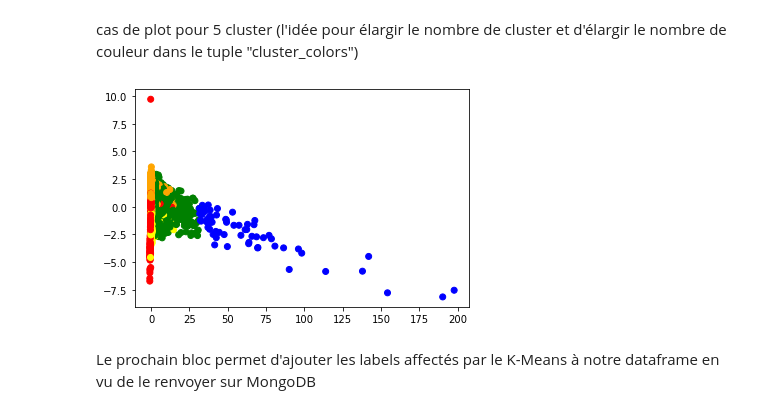
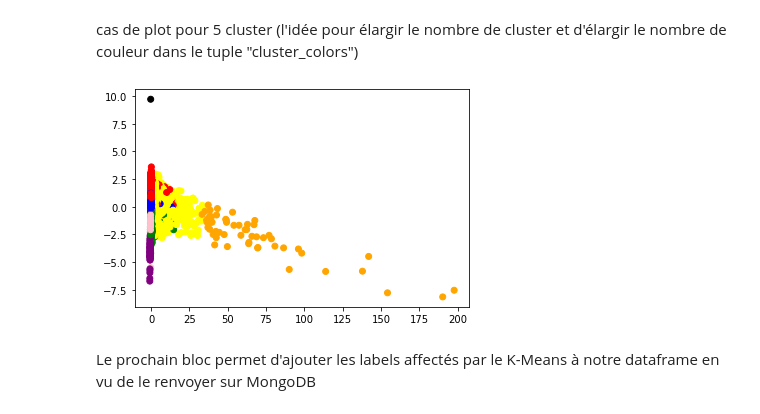
Before and after one commit to vallhallalm/Projet-analyse-de-Tweet, a Jupyter notebook: K-Means multi-cluster.ipynb, the cells around one changed output. Drawn from its saved outputs; the diff is of its cells as text; code cells hidden in the pictures.

```diff
--- a/K-Means multi-cluster.ipynb
+++ b/K-Means multi-cluster.ipynb
@@ -70,7 +70,7 @@ Le prochain bloc permet de lancer le K-Means sur nos données
 # %%
 users_prep=preprocessing.scale(users)
 
-kmeans = cluster.KMeans(n_clusters=5)
+kmeans = cluster.KMeans(n_clusters=8)
 kmeans.fit(users_prep)
 
 print(kmeans.inertia_)
@@ -103,7 +109,7 @@ plt.show()
 # %% [markdown]
 Le prochain bloc permet de réaliser une ACP sur nos données afin de revenir à deux dimensions
 # %%
-pca = PCA(3)
+pca = PCA(2)
 pca.fit(users_prep)
 
 pca_data = pd.DataFrame(pca.transform(users_prep))
@@ -150,28 +156,28 @@ cas de plot pour 5 cluster (l'idée pour élargir le nombre de cluster et d'éla
 # %%
 fig = plt.figure()
 ax = fig.add_subplot(111)
 new_pca_data = pca_data
-cluster_colors = ('blue', 'red','green','yellow','orange')
+cluster_colors = ('blue', 'red','green','yellow','orange','black','purple','pink')
 #We insert label column in new_PCA_data if necessary
 if(not 'label' in new_pca_data.columns):
       new_pca_data.insert(2,"label",kmeans.labels_)
 
 #We zoom on the graph by selecting only certain scales
 new_pca_data = new_pca_data[new_pca_data[0] < 200]
 new_pca_data = new_pca_data[new_pca_data[1] < 10]
 ax.scatter(new_pca_data[0], new_pca_data[1],
            c = list(map(lambda label : cluster_colors[label],new_pca_data['label'])))
 
 
 ''' str_labels = list(map(lambda label:'% s' % label, kmeans.labels_))
 
 # list(map(lambda data1, data2, str_label:
 #         ax.text(data1, data2, s = str_label, size = 16.5,
 #         zorder = 20, color = 'k'), pca_data[0], pca_data[1], str_labels))'''
 
 plt.show()
 # %% [output]
-[figure, old version]
+[figure, new version]
 # %% [markdown]
 Le prochain bloc permet d'ajouter les labels affectés par le K-Means à notre dataframe en vu de le renvoyer sur MongoDB
 # %%
```
Also changed, not shown: parts of 5 cells of this notebook, 2 other files.
